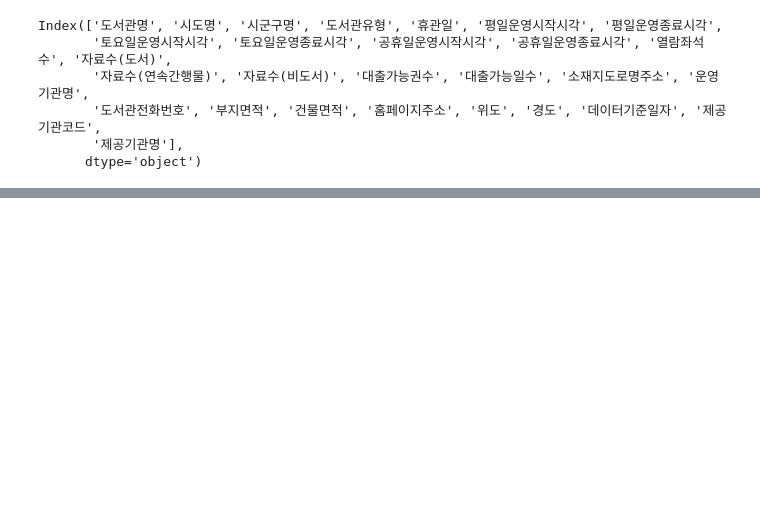
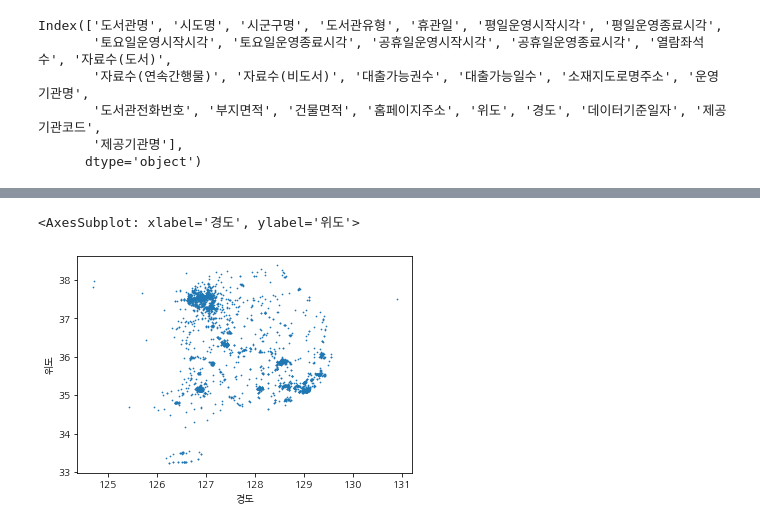
Before and after one commit to lee4339/BigDataStudy, a Jupyter notebook: AI-3/DAY07/DAY07-2.ipynb, the cells around one changed output, grey strips where cells are left out. Drawn from its saved outputs; the diff is of its cells as text; code cells hidden in the pictures; blank space fills up the shorter version.

```diff
--- a/AI-3/DAY07/DAY07-2.ipynb
+++ b/AI-3/DAY07/DAY07-2.ipynb
@@ -6,7 +6,10 @@ import matplotlib.pyplot as plt
 import matplotlib as mp
 npr = np.random
 
+mp.rcParams['font.family'] = ['NanumGothic', 'sans-serif']
+
 pd_data = pd.read_csv('전국도서관표준데이터.csv', encoding='cp949')
+#print(pd_data.head())
 print(pd_data.columns)
 # %% [output]
 Index(['도서관명', '시도명', '시군구명', '도서관유형', '휴관일', '평일운영시작시각', '평일운영종료시각',
@@ -16,6 +19,19 @@ Index(['도서관명', '시도명', '시군구명', '도서관유형', '휴관
        '제공기관명'],
       dtype='object')
 # %%
-latitude_data = pd_data['위도']
-print(l_data)
+data = pd_data[['시도명','자료수(도서)', '위도', '경도']]
+#print(data)
+#print(data.dtypes)
+'''
+for i in data:
+    print(i, data[i].hasnans)
+
+a = data['위도'].isna()
+b = data['경도'].isna()
+print(data['위도'][a])
+print(data['경도'][b])
+'''
+g = data[['시도명', '자료수(도서)']].groupby('시도명')
+g_data = g.agg([np.sum, lambda x: len(x)])
+print(g_data)
 # %% [output]
@@ -33,0 +58,5 @@ Name: 위도, Length: 3484, dtype: float64
+# %%
+data.plot(kind='scatter', x='경도', y='위도', s=0.5)
+# %% [output]
+<AxesSubplot: xlabel='경도', ylabel='위도'>
+[figure, added]
```
Also changed, not shown: parts of 3 cells of this notebook, 1 other file.
